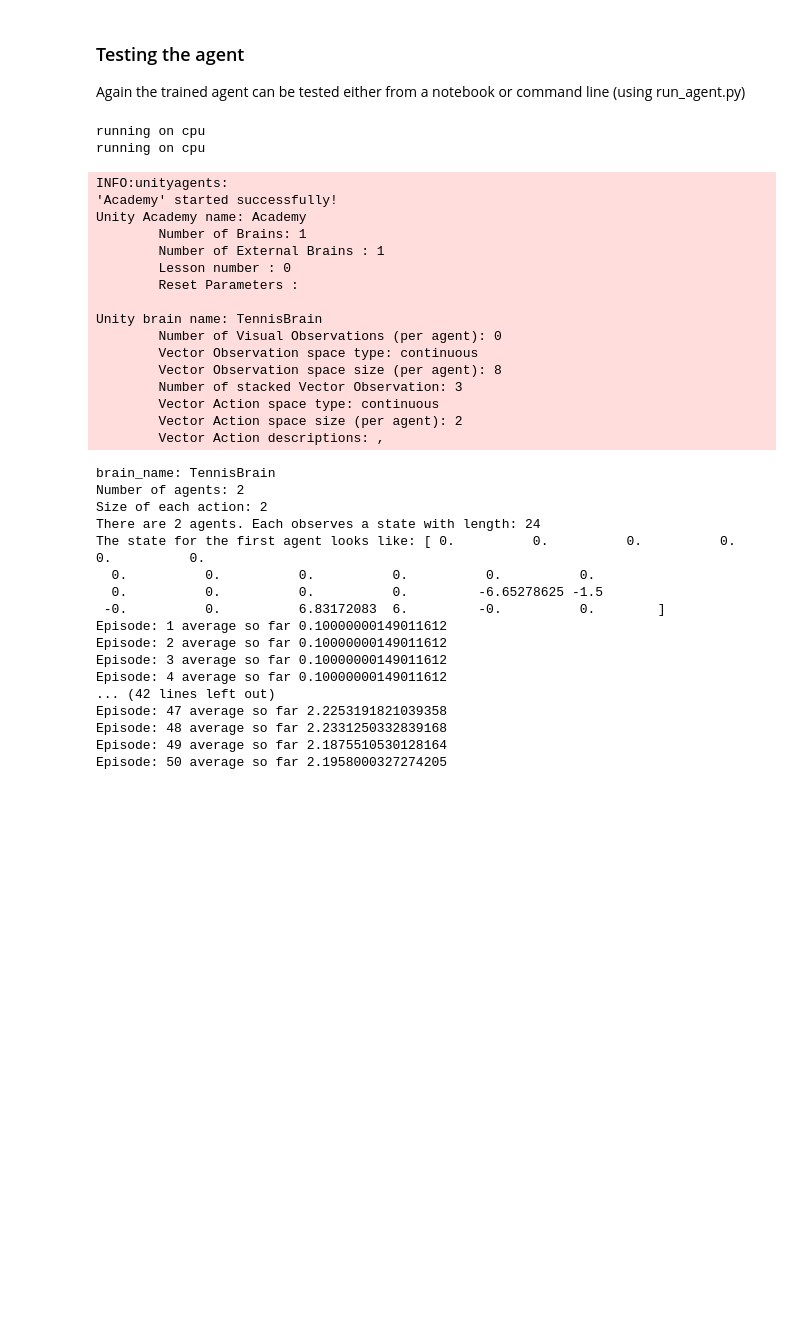
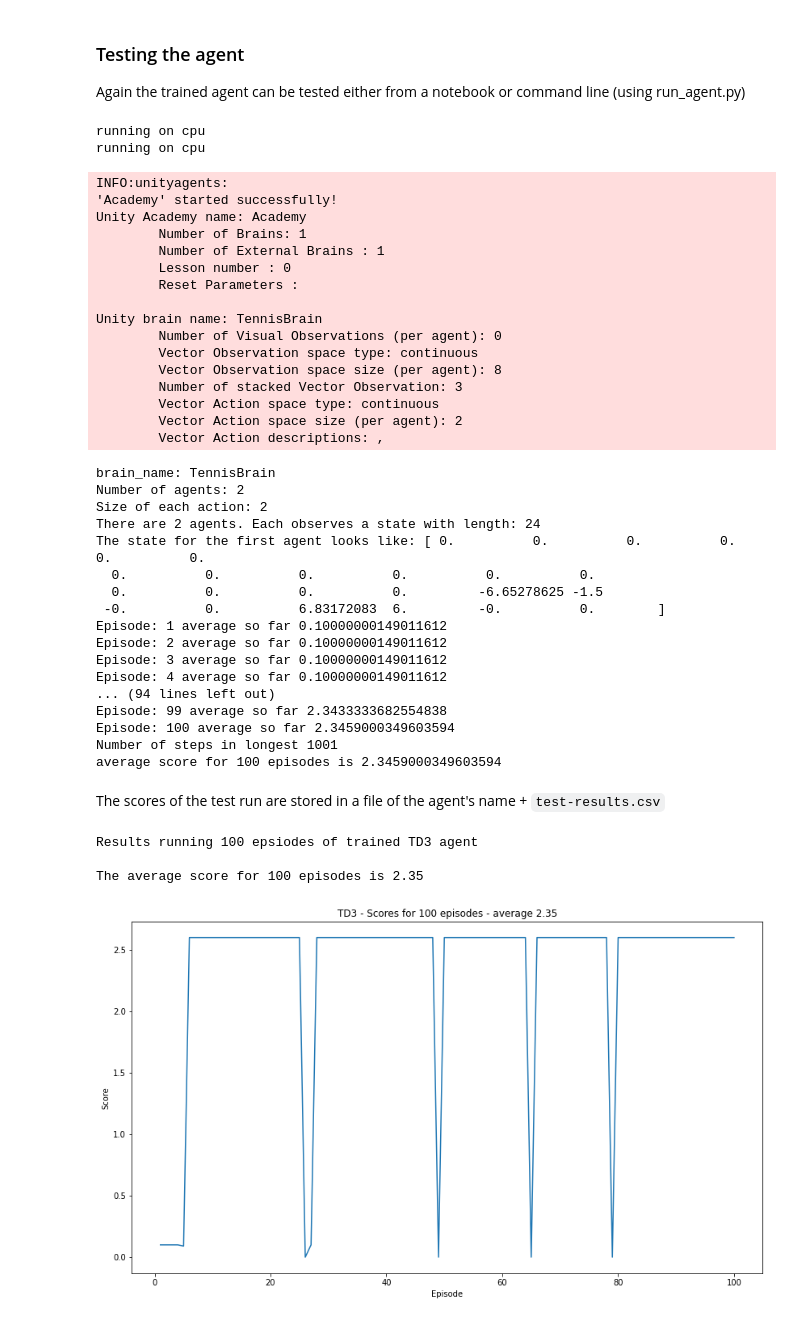
Before and after one commit to markmelling/rl_collab-compet, a Jupyter notebook: Tennis.ipynb, the cells around one changed output. Cells and saved outputs as stored; diff of their text form; code cells hidden in the pictures; blank space fills up the shorter version.

```diff
--- a/Tennis.ipynb
+++ b/Tennis.ipynb
@@ -276,15 +101,14 @@ for i in range(env.num_agents):
                       state_size=env.state_size,
                       action_size=env.action_size,
                       random_seed=RANDOM_SEED,
-                      warm_up=int(1e4),
                      )
     agents.append(agent)
 
-
+# load saved model weights
 load_agents(agents)
 
 n_episodes = 100
-average_reward = eval_episodes(env, agents, num_episodes=n_episodes)
+average_reward = eval_episodes(name, env, agents, num_episodes=n_episodes)
 print(f'average score for {n_episodes} episodes is {average_reward}')
 # %% [output]
 running on cpu
@@ -317,8 +141,34 @@ Episode: 1 average so far 0.10000000149011612
 Episode: 2 average so far 0.10000000149011612
 Episode: 3 average so far 0.10000000149011612
 Episode: 4 average so far 0.10000000149011612
-... (42 lines left out)
-Episode: 47 average so far 2.2253191821039358
-Episode: 48 average so far 2.2331250332839168
-Episode: 49 average so far 2.1875510530128164
-Episode: 50 average so far 2.1958000327274205
+... (94 lines left out)
+Episode: 99 average so far 2.3433333682554838
+Episode: 100 average so far 2.3459000349603594
+Number of steps in longest 1001
+average score for 100 episodes is 2.3459000349603594
+# %% [markdown]
+The scores of the test run are stored in a file of the agent's name + `test-results.csv`
+# %%
+# Test agent results
+df = pd.read_csv('Tennis_TD3_Trained-test-results.csv')
+
+print('Results running 100 epsiodes of trained TD3 agent\n')
+print(f'The average score for 100 episodes is {round(df.score.mean(), 2)}')
+
+plt.rcParams["figure.figsize"] = (14,8)
+
+fig = plt.figure()
+ax = fig.add_subplot(111)
+plt.title('TD3 - 100 episodes of trained agent')
+ax.set_title(f'TD3 - Scores for 100 episodes - average {round(df.score.mean(), 2)}')
+ax.set_ylabel('Score')
+ax.set_xlabel('Episode')
+plt.plot(range(1, len(df) +1), df.score)
+
+
+plt.savefig('tennis_td3_test_scores')
+# %% [output]
+Results running 100 epsiodes of trained TD3 agent
+
+The average score for 100 episodes is 2.35
+[figure, added]
```
Also changed, not shown: parts of 20 cells of this notebook, 12 other files.
